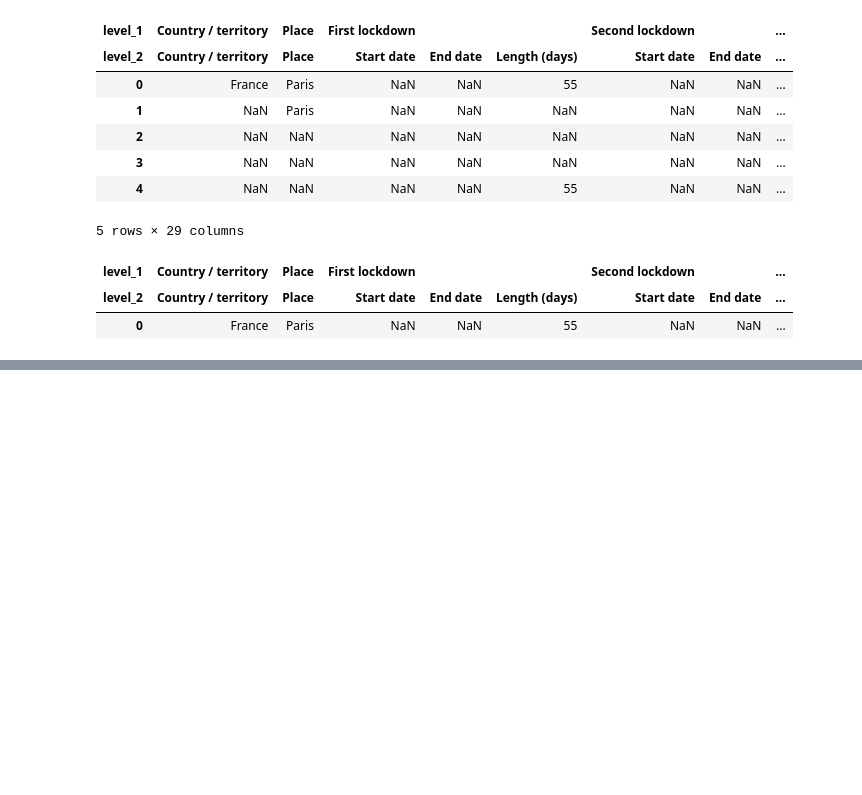
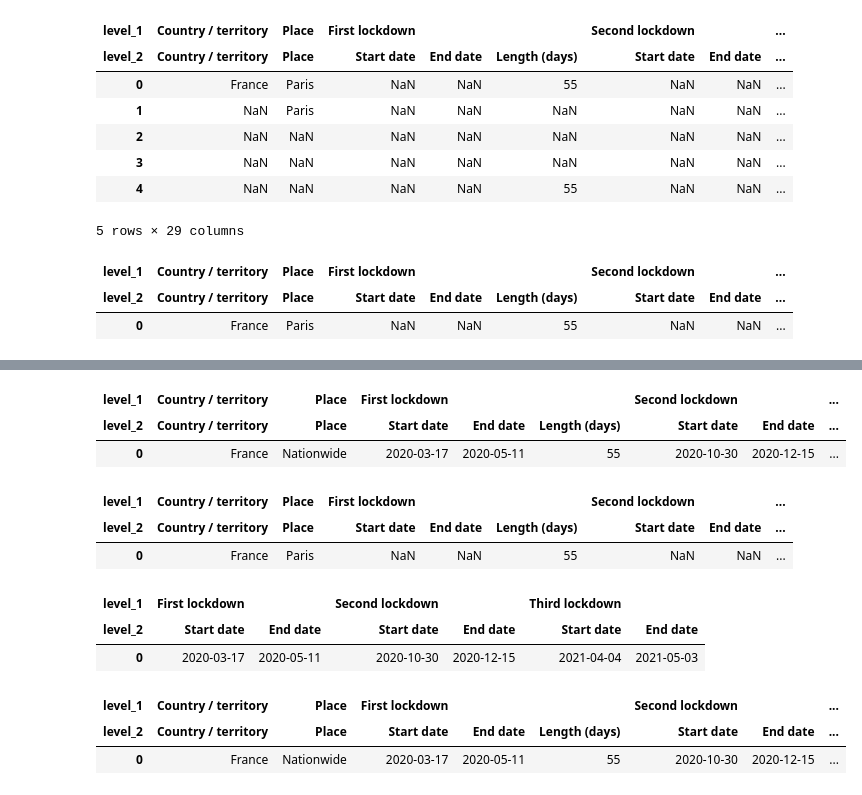
Before and after one commit to stoufa/Lockdowns-Impact-on-Air-Quality, a Jupyter notebook: web_scraping.ipynb, the cells around one changed output, grey strips where cells are left out. Drawn from its saved outputs; the diff is of its cells as text; code cells hidden in the pictures; blank space fills up the shorter version.

```diff
--- a/web_scraping.ipynb
+++ b/web_scraping.ipynb
@@ -318,3 +300,31 @@ df_nat_clean3.set_index(['Country / territory'])
 | level_2 | Place | Start date | End date | Length (days) | Start date | End date | ... |
 | Country / territory |  |  |  |  |  |  | ... |
 | (France,) | Nationwide | 2020-03-17[247] | 2020-05-11[248] | 55 | 2020-10-30[249] | 2020-12-15[250] | ... |
+# %%
+df_nat_clean3 = df_nat_clean3.replace(to_replace ='\[.*', value = '', regex = True)
+df_nat_clean3
+# %% [output]
+| level_1 | Country / territory | Place | First lockdown |  |  | Second lockdown |  | ... |
+| level_2 | Country / territory | Place | Start date | End date | Length (days) | Start date | End date | ... |
+| 0 | France | Nationwide | 2020-03-17 | 2020-05-11 | 55 | 2020-10-30 | 2020-12-15 | ... |
+# %%
+df_par_clean3 = df_par_clean3.replace(to_replace ='\[.*', value = '', regex = True)
+df_par_clean3
+# %% [output]
+| level_1 | Country / territory | Place | First lockdown |  |  | Second lockdown |  | ... |
+| level_2 | Country / territory | Place | Start date | End date | Length (days) | Start date | End date | ... |
+| 0 | France | Paris | NaN | NaN | 55 | NaN | NaN | ... |
+# %%
+df_nat_clean3.iloc[:,[2,3,5,6,8,9]]
+# %% [output]
+| level_1 | First lockdown |  | Second lockdown |  | Third lockdown |  |
+| level_2 | Start date | End date | Start date | End date | Start date | End date |
+| 0 | 2020-03-17 | 2020-05-11 | 2020-10-30 | 2020-12-15 | 2021-04-04 | 2021-05-03 |
+# %%
+for i in [2,3,5,6,8,9,11,12,14,15,17,18,20,21,23,24]:
+    df_nat_clean3.iloc[:,i] = pd.to_datetime(df_nat_clean3.iloc[:,i])
+df_nat_clean3
+# %% [output]
+| level_1 | Country / territory | Place | First lockdown |  |  | Second lockdown |  | ... |
+| level_2 | Country / territory | Place | Start date | End date | Length (days) | Start date | End date | ... |
+| 0 | France | Nationwide | 2020-03-17 | 2020-05-11 | 55 | 2020-10-30 | 2020-12-15 | ... |
```
Also changed, not shown: parts of 7 cells of this notebook.
